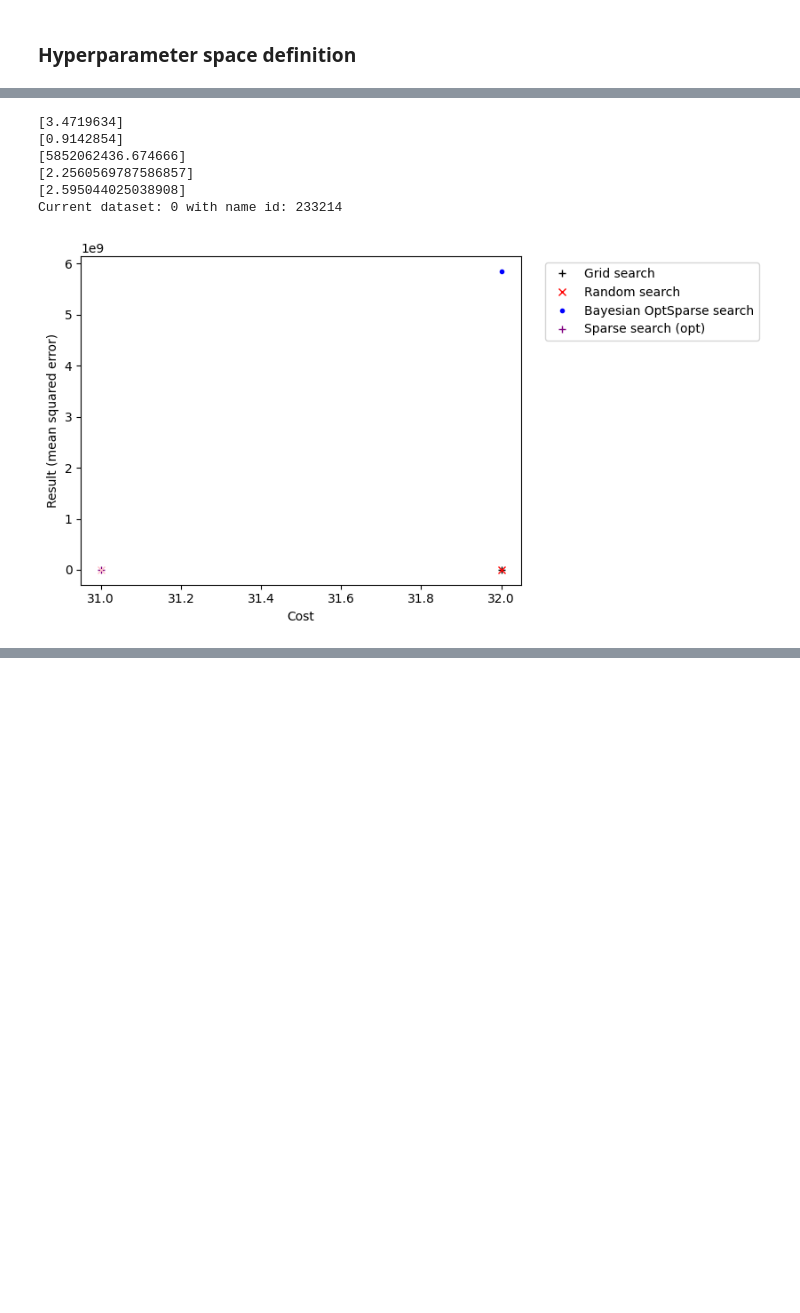
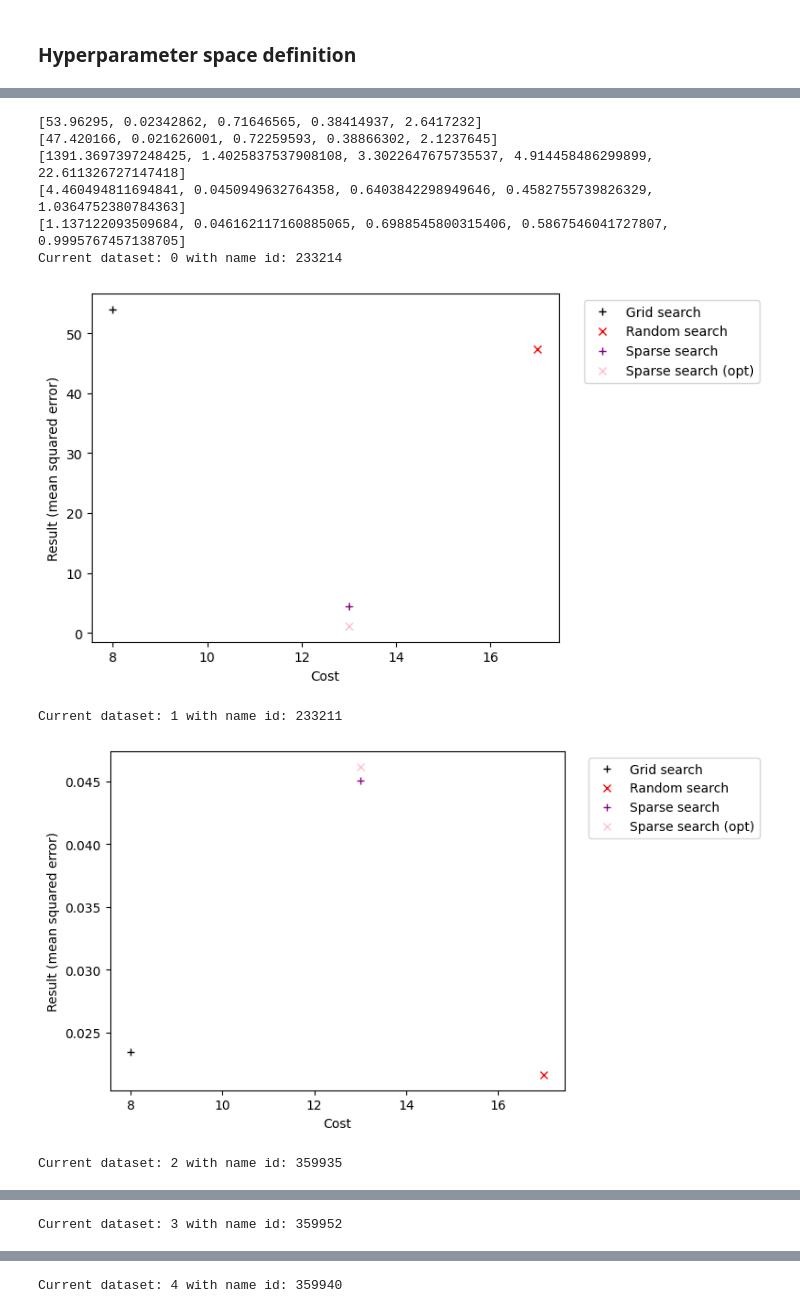
Before and after one commit to Muxlll/Masterarbeit, a Jupyter notebook: Code/Baseline.ipynb, the cells around one changed output, grey strips where cells are left out. Saved outputs shown, nothing was run; the diff lists cells and outputs as text; code cells hidden in the pictures; blank space fills up the shorter version.

```diff
--- a/Code/Baseline.ipynb
+++ b/Code/Baseline.ipynb
@@ -48,10 +48,10 @@ To enable the following instructions: AVX2 FMA, in other operations, rebuild Ten
 # %% [markdown]
 ### Hyperparameter space definition
 # %%
-ITER = 8
+ITER = 1
 
 hyperparameterspace = {
-    'epochs': ["interval-int", 1, 20],
+    'epochs': ["interval-int", 1, 10],
     'batch_size': ["interval-int", 10, 200],
     'optimizer__learning_rate': ["interval-log", 0.0000001, 0.1],
     #'model__neurons_per_layer': ["interval-int", 1, 100],
@@ -65,7 +65,8 @@ for key in hyperparameterspace.keys():
         liste.append(hyperparameterspace[key][i])
     hyperparameterspace_special[key] = liste
 # %%
-ids = [233214, 233211]#, 359935, 359952, 359940, 359931, 317614, 359949, 359934, 359946, 359938, 359932, 359943]
+ids = [233214, 233211, 359935, 359952, 359940]
+#, 359931, 317614, 359949, 359934, 359946, 359938, 359932, 359943]
 
 def relu_advanced(x):
     return K.relu(x)
@@ -113,7 +114,6 @@ for i in range(len(ids)):
             model.compile(loss=loss, optimizer=optimizer)
             return model
 
-        model = KerasRegressor(model=create_model, verbose=0)
 
         kfold = KFold(n_splits=CV)
 
@@ -138,15 +138,19 @@ for i in range(len(ids)):
             X_val = X[test_index]
             Y_val = Y[test_index]
 
+
+            model = KerasRegressor(model=create_model, verbose=0)
+
             model.fit(X_train, Y_train, epochs=epochs, batch_size=batch_size)
 
             Y_predicted = model.predict(X_val)
             error = sklearn.metrics.mean_squared_error(Y_predicted, Y_val)
             values.append(error)
 
+            K.clear_session()
+            del model
+
         result = sum(values)/len(values)
-        K.clear_session()
-        del model
         return result
 
 
@@ -194,7 +198,7 @@ for i in range(len(ids)):
     ##### For each dataset: run models with different budget #####
 
     for j in range(ITER):
-        BUDGET = (j+1) * 10
+        BUDGET = (j+1) * 17
         print("\n################################################## Current Budget:", BUDGET, "##################################################")
 
         ############################## GRID SEARCH #######################
@@ -268,7 +272,7 @@ for i in range(len(ids)):
 
         TESTING = True
         BAYESIAN_RESULT.append(blackboxfunction(best_params))
-        TESTING = False
+        #TESTING = False
 
         BAYESIAN_COST.append(BUDGET)
 
@@ -286,7 +290,7 @@ for i in range(len(ids)):
         TESTING = True
         SPARSE_RESULT.append(f.eval(result[0]))
         SPARSE_RESULT_OPTIMIZED.append(f.eval(result[1]))
-        TESTING = False
+        #TESTING = False
 
         SPARSE_COST.append(result[2])
         SPARSE_COST_OPTIMIZED.append(result[2])
@@ -327,29 +331,32 @@ optimizer__learning_rate: 1e-07
 # %%
 print(GRID_RESULT)
 print(RANDOM_RESULT)
 print(BAYESIAN_RESULT)
 print(SPARSE_RESULT)
 print(SPARSE_RESULT_OPTIMIZED)
 count = 0
 for i in range(len(ids)):
     print("Current dataset:", i, "with name id:", ids[i])
     for j in range(ITER):
         plt.plot(GRID_COST[count], GRID_RESULT[count], '+', color='black')
         plt.plot(RANDOM_COST[count], RANDOM_RESULT[count], 'x', color='red')
-        plt.plot(BAYESIAN_COST[count], BAYESIAN_RESULT[count], '.', color='blue')
+        #plt.plot(BAYESIAN_COST[count], BAYESIAN_RESULT[count], '.', color='blue')
         plt.plot(SPARSE_COST[count], SPARSE_RESULT[count], '+', color='purple')
         plt.plot(SPARSE_COST_OPTIMIZED[count], SPARSE_RESULT_OPTIMIZED[count], 'x', color='pink')
         plt.xlabel("Cost")
         plt.ylabel("Result (mean squared error)")
         #plt.yscale("log")
-        plt.legend(["Grid search", "Random search", "Bayesian Opt" "Sparse search", "Sparse search (opt)"], bbox_to_anchor=(1.04, 1), loc="upper left")
+        plt.legend(["Grid search", "Random search", "Sparse search", "Sparse search (opt)"], bbox_to_anchor=(1.04, 1), loc="upper left")
         count += 1
     plt.show()
 # %% [output]
-[3.4719634]
-[0.9142854]
-[5852062436.674666]
-[2.2560569787586857]
-[2.595044025038908]
+[53.96295, 0.02342862, 0.71646565, 0.38414937, 2.6417232]
+[47.420166, 0.021626001, 0.72259593, 0.38866302, 2.1237645]
+[1391.3697397248425, 1.4025837537908108, 3.3022647675735537, 4.914458486299899, 22.611326727147418]
+[4.460494811694841, 0.0450949632764358, 0.6403842298949646, 0.4582755739826329, 1.0364752380784363]
+[1.137122093509684, 0.046162117160885065, 0.6988545800315406, 0.5867546041727807, 0.9995767457138705]
 Current dataset: 0 with name id: 233214
-[figure, old version]
+[figure, new version]
+Current dataset: 1 with name id: 233211
+[figure, added]
+Current dataset: 2 with name id: 359935
@@ -355,0 +364 @@ Current dataset: 0 with name id: 233214
+Current dataset: 3 with name id: 359952
@@ -355,0 +366 @@ Current dataset: 0 with name id: 233214
+Current dataset: 4 with name id: 359940
```
Also changed, not shown: parts of 3 cells of this notebook.
